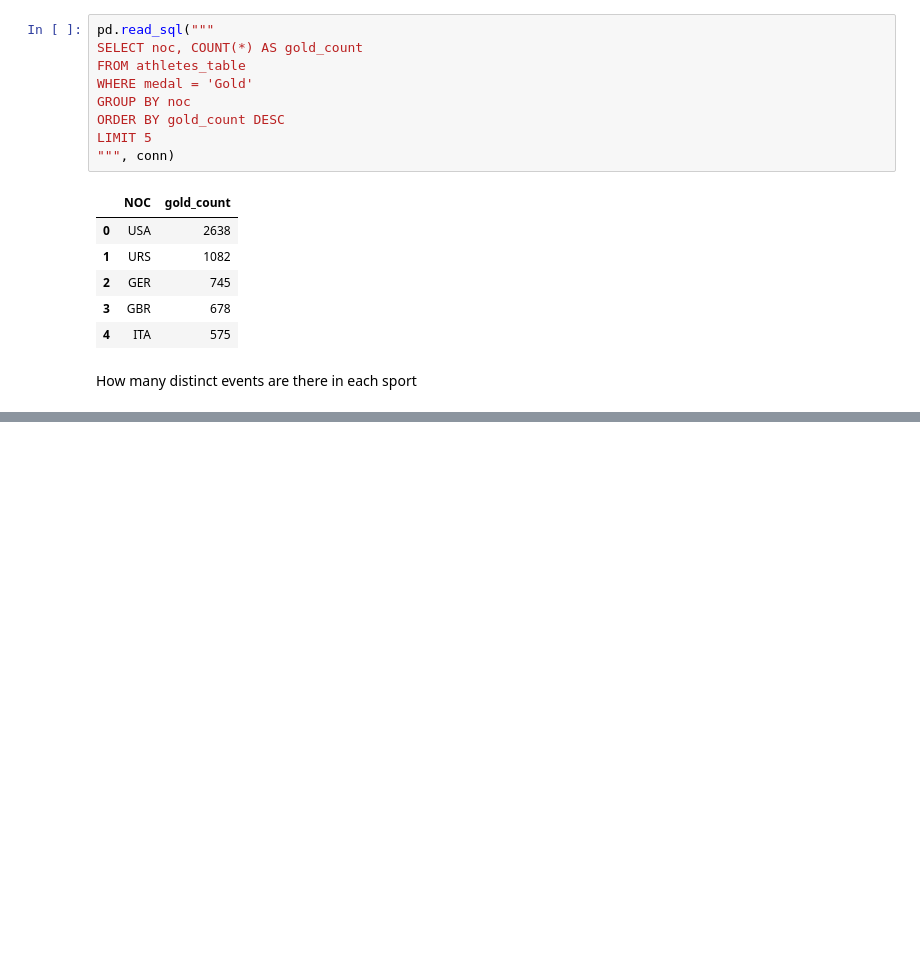
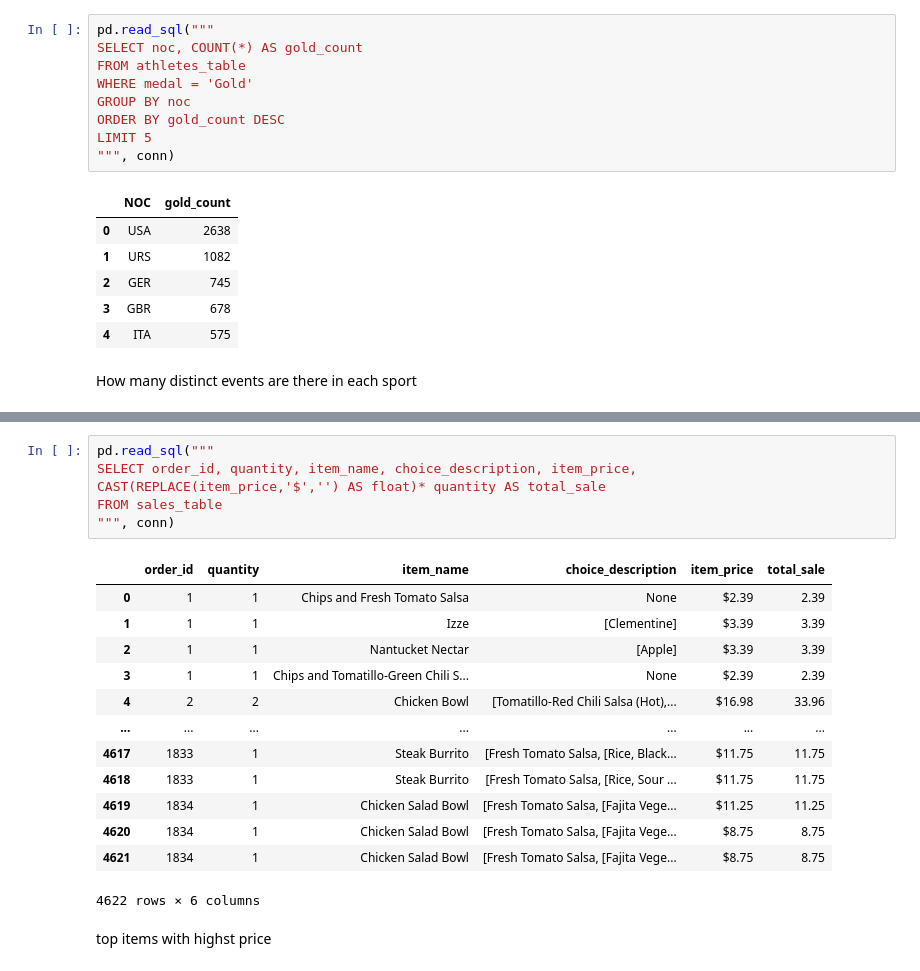
Before and after one commit to egitonga395/kamilimu_assignments, a Jupyter notebook: Ericksqlassignment.ipynb, the cells around one changed output, grey strips where cells are left out. Saved outputs shown, nothing was run; the diff lists cells and outputs as text; blank space fills up the shorter version.

```diff
--- a/Ericksqlassignment.ipynb
+++ b/Ericksqlassignment.ipynb
@@ -75,0 +228,21 @@ ORDER BY sport
+# %%
+pd.read_sql("""
+SELECT order_id, quantity, item_name, choice_description, item_price, CAST(REPLACE(item_price,'$','') AS float)* quantity AS total_sale
+FROM sales_table
+""", conn)
+# %% [output]
+|  | order_id | quantity | item_name | choice_description | item_price | total_sale |
+| 0 | 1 | 1 | Chips and Fresh Tomato Salsa | None | $2.39 | 2.39 |
+| 1 | 1 | 1 | Izze | [Clementine] | $3.39 | 3.39 |
+| 2 | 1 | 1 | Nantucket Nectar | [Apple] | $3.39 | 3.39 |
+| 3 | 1 | 1 | Chips and Tomatillo-Green Chili S... | None | $2.39 | 2.39 |
+| 4 | 2 | 2 | Chicken Bowl | [Tomatillo-Red Chili Salsa (Hot),... | $16.98 | 33.96 |
+| ... | ... | ... | ... | ... | ... | ... |
+| 4617 | 1833 | 1 | Steak Burrito | [Fresh Tomato Salsa, [Rice, Black... | $11.75 | 11.75 |
+| 4618 | 1833 | 1 | Steak Burrito | [Fresh Tomato Salsa, [Rice, Sour ... | $11.75 | 11.75 |
+| 4619 | 1834 | 1 | Chicken Salad Bowl | [Fresh Tomato Salsa, [Fajita Vege... | $11.25 | 11.25 |
+| 4620 | 1834 | 1 | Chicken Salad Bowl | [Fresh Tomato Salsa, [Fajita Vege... | $8.75 | 8.75 |
+| 4621 | 1834 | 1 | Chicken Salad Bowl | [Fresh Tomato Salsa, [Fajita Vege... | $8.75 | 8.75 |
+4622 rows × 6 columns
+# %% [markdown]
+top items with highst price
```
Also changed, not shown: parts of 22 cells of this notebook.
